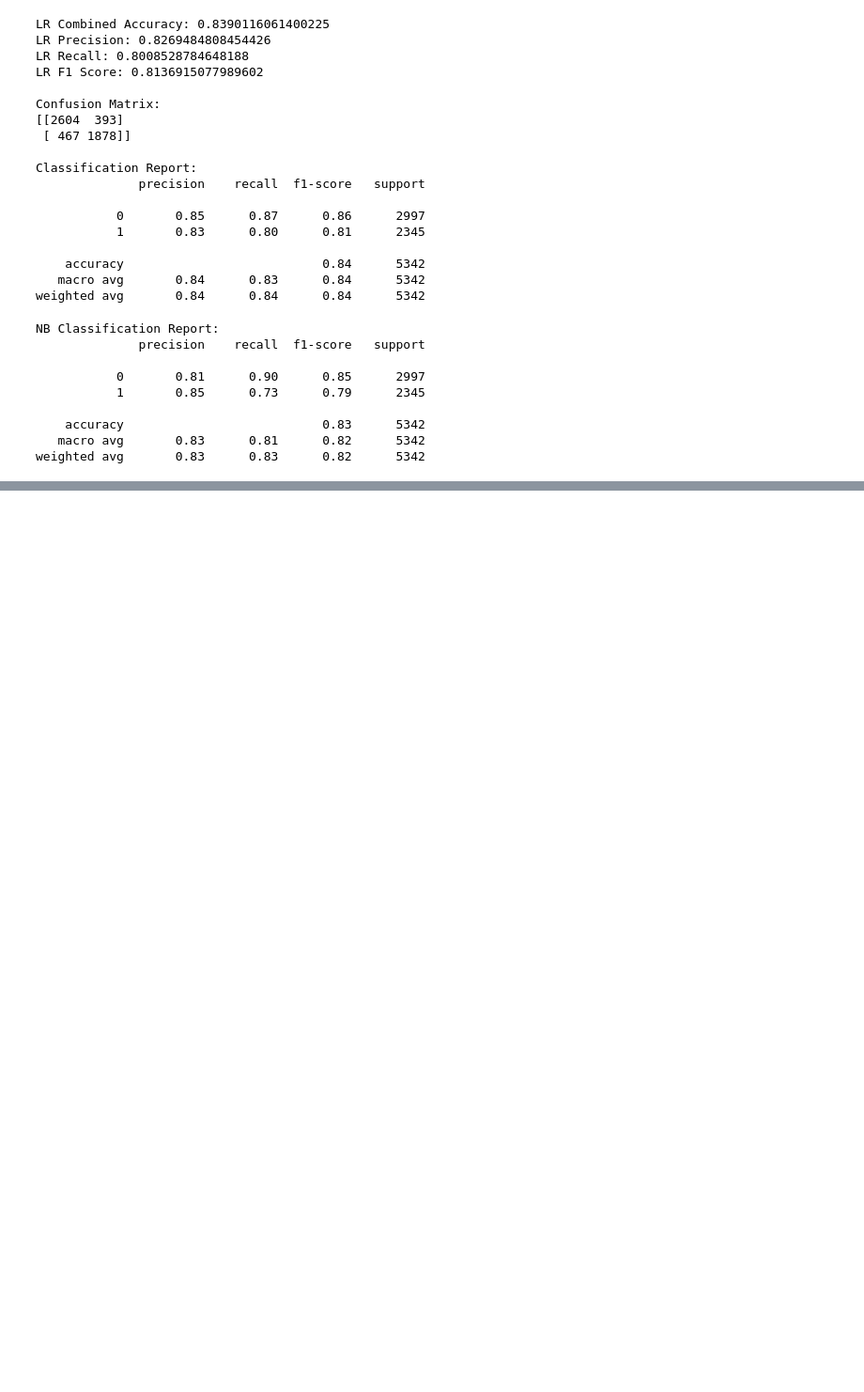
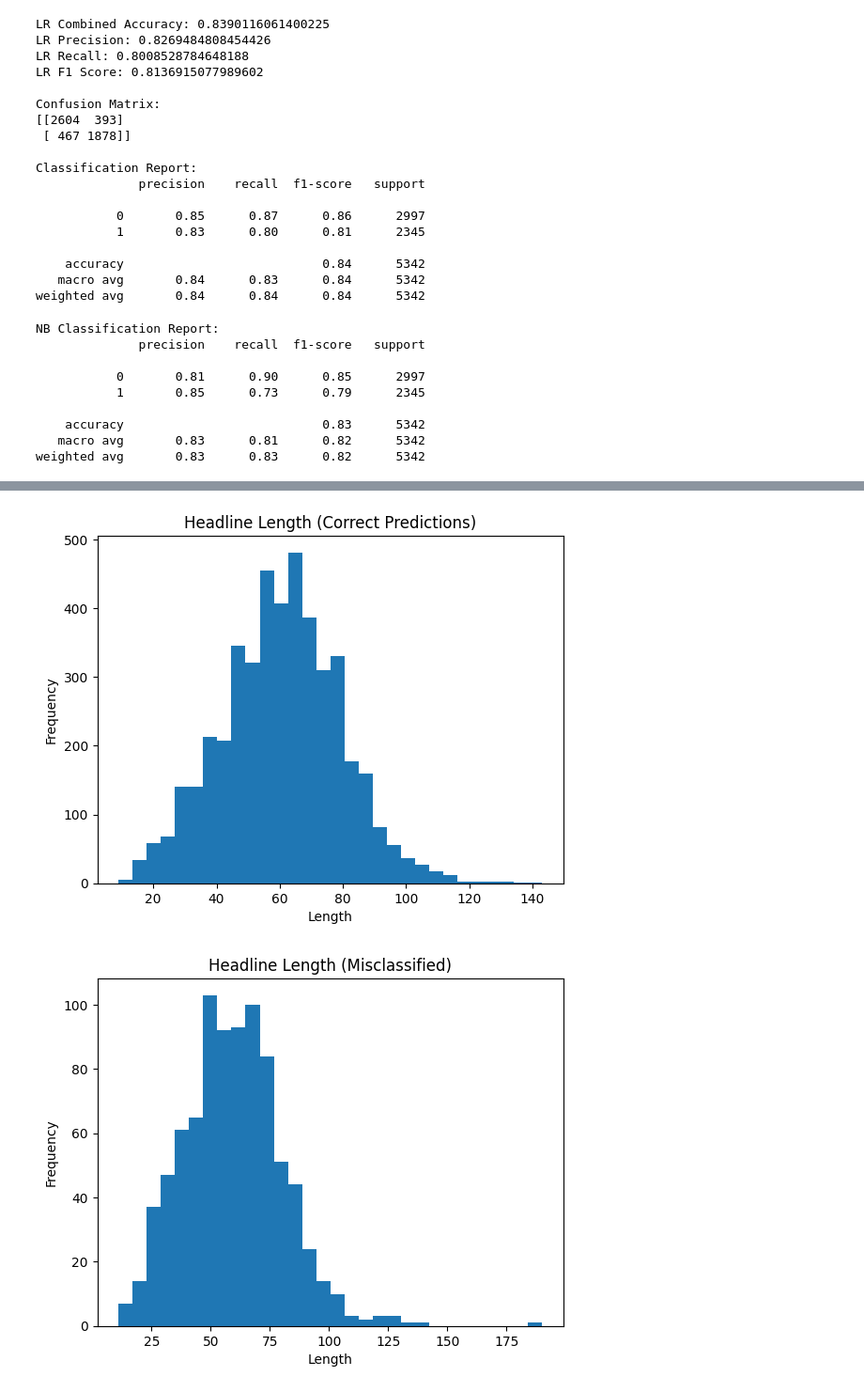
Before and after one commit to ShinThomas/detecting_sarcrasm, a Jupyter notebook: notebooks/mshack_model.ipynb, the cells around one changed output, grey strips where cells are left out. Shown at 94% size. Cells and saved outputs as stored; diff of their text form; code cells hidden in the pictures; blank space fills up the shorter version.

```diff
--- a/notebooks/mshack_model.ipynb
+++ b/notebooks/mshack_model.ipynb
@@ -293,0 +290,12 @@ weighted avg       0.83      0.83      0.82      5342
+# %%
+import pandas as pd
+
+results = pd.DataFrame({
+    "headline": X_test.iloc[:, 0],
+    "actual": y_test.values.ravel(),
+    "predicted": y_pred_lr_combined.ravel()
+})
+
+misclassified = results[results["actual"] != results["predicted"]]
+
+misclassified.head(10)
@@ -293,0 +314,21 @@ weighted avg       0.83      0.83      0.82      5342
+# %%
+results["length"] = results["headline"].apply(len)
+
+misclassified = results[results["actual"] != results["predicted"]]
+
+plt.figure()
+plt.hist(results[results["actual"] == results["predicted"]]["length"], bins=30)
+plt.title("Headline Length (Correct Predictions)")
+plt.xlabel("Length")
+plt.ylabel("Frequency")
+plt.show()
+
+plt.figure()
+plt.hist(misclassified["length"], bins=30)
+plt.title("Headline Length (Misclassified)")
+plt.xlabel("Length")
+plt.ylabel("Frequency")
+plt.show()
+# %% [output]
+[figure, added]
+[figure, added]
```
Also changed, not shown: parts of 5 cells of this notebook.
